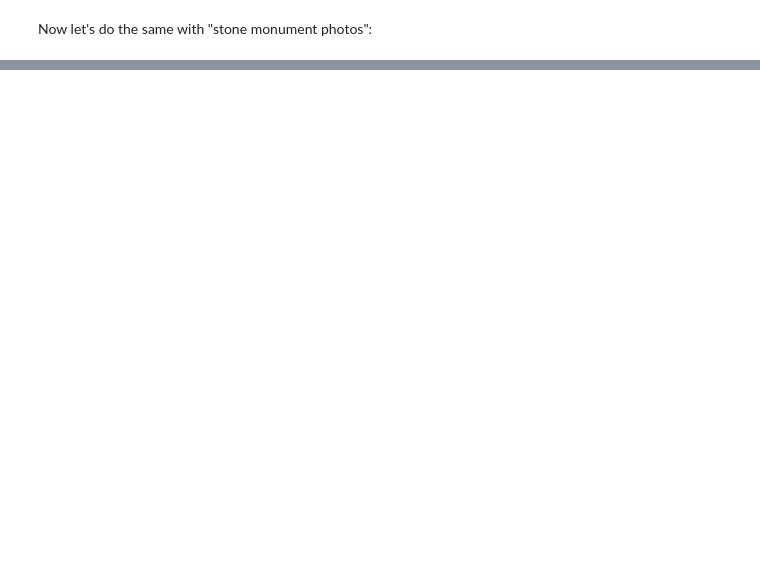
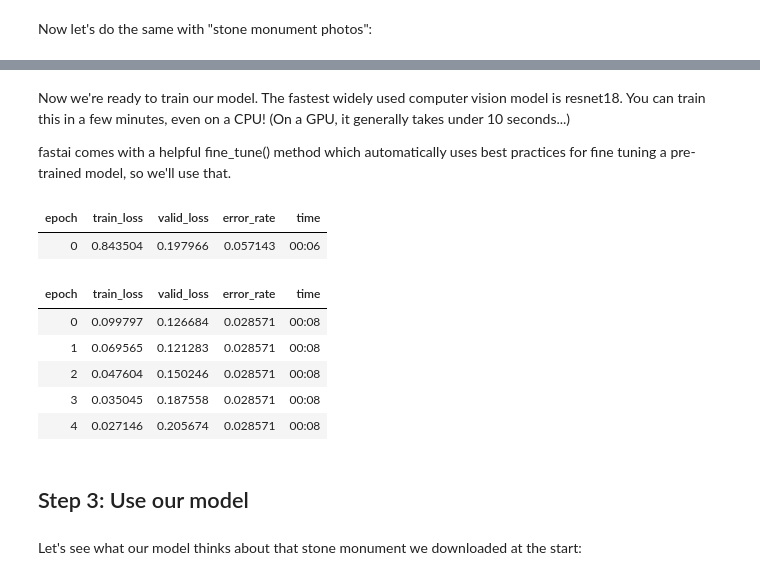
Before and after one commit to joaompena/fastai-22, a Jupyter notebook: 00-is-it-a-stone_monument.ipynb, the cells around one changed output, grey strips where cells are left out. Saved outputs shown, nothing was run; the diff lists cells and outputs as text; code cells hidden in the pictures; blank space fills up the shorter version.

```diff
--- a/00-is-it-a-stone_monument.ipynb
+++ b/00-is-it-a-stone_monument.ipynb
@@ -42,0 +48,15 @@ Image.open('stone_monument.jpg').to_thumb(256,256)
+# %%
+searches = 'stone monument', 'raw stones'
+path = Path('stone_monument_or_not')
+from time import sleep
+
+for search in searches:
+    dest = (path/search)
+    dest.mkdir(parents=True, exist_ok=True)
+    download_images(dest, urls=search_images(f'{search} photo'))
+    sleep(10) # Pause between searches to avoid over-loading server
+    download_images(dest, urls=search_images(f'{search} sun photo'))
+    sleep(10)
+    download_images(dest, urls=search_images(f'{search} shade photo'))
+    sleep(10)
+    resize_images(path/search, max_size=400, dest=path/search)
@@ -42,0 +82,10 @@ Image.open('stone_monument.jpg').to_thumb(256,256)
+# %%
+dls = DataBlock(
+    blocks=(ImageBlock, CategoryBlock),
+    get_items=get_image_files,
+    splitter=RandomSplitter(valid_pct=0.2, seed=42),
+    get_y=parent_label,
+    item_tfms=[Resize(192, method='squish')]
+).dataloaders(path, bs=32)
+
+dls.show_batch(max_n=6)
@@ -42,0 +94,20 @@ Image.open('stone_monument.jpg').to_thumb(256,256)
+# %% [markdown]
+Now we're ready to train our model. The fastest widely used computer vision model is resnet18. You can train this in a few minutes, even on a CPU! (On a GPU, it generally takes under 10 seconds...)
+
+fastai comes with a helpful fine_tune() method which automatically uses best practices for fine tuning a pre-trained model, so we'll use that.
+# %%
+learn = vision_learner(dls, resnet18, metrics=error_rate)
+learn.fine_tune(5)
+# %% [output]
+| epoch | train_loss | valid_loss | error_rate | time |
+| 0 | 0.843504 | 0.197966 | 0.057143 | 00:06 |
+| epoch | train_loss | valid_loss | error_rate | time |
+| 0 | 0.099797 | 0.126684 | 0.028571 | 00:08 |
+| 1 | 0.069565 | 0.121283 | 0.028571 | 00:08 |
+| 2 | 0.047604 | 0.150246 | 0.028571 | 00:08 |
+| 3 | 0.035045 | 0.187558 | 0.028571 | 00:08 |
+| 4 | 0.027146 | 0.205674 | 0.028571 | 00:08 |
+# %% [markdown]
+## Step 3: Use our model
+# %% [markdown]
+Let's see what our model thinks about that stone monument we downloaded at the start:
```
Also changed, not shown: parts of 13 cells of this notebook.
